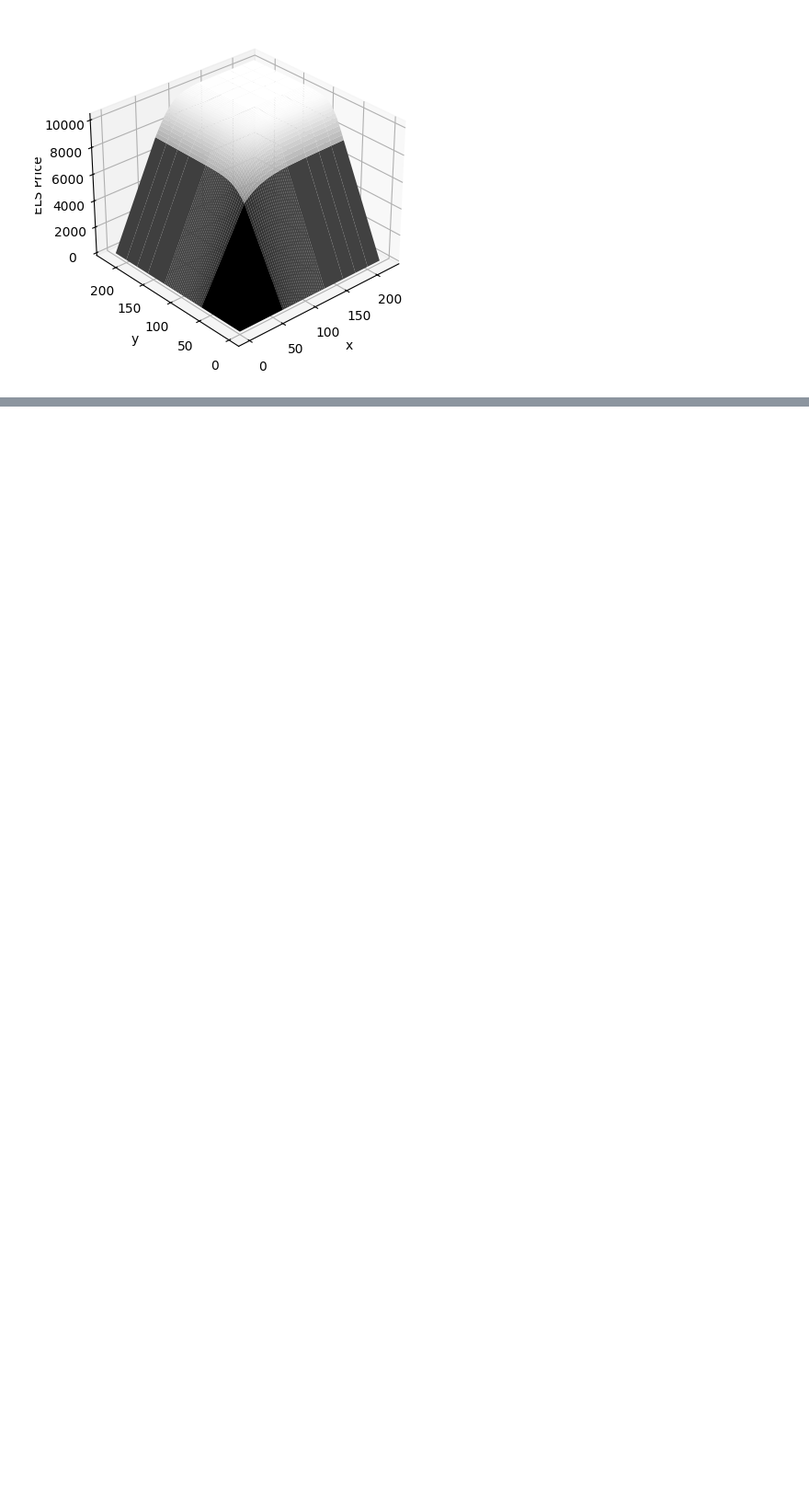
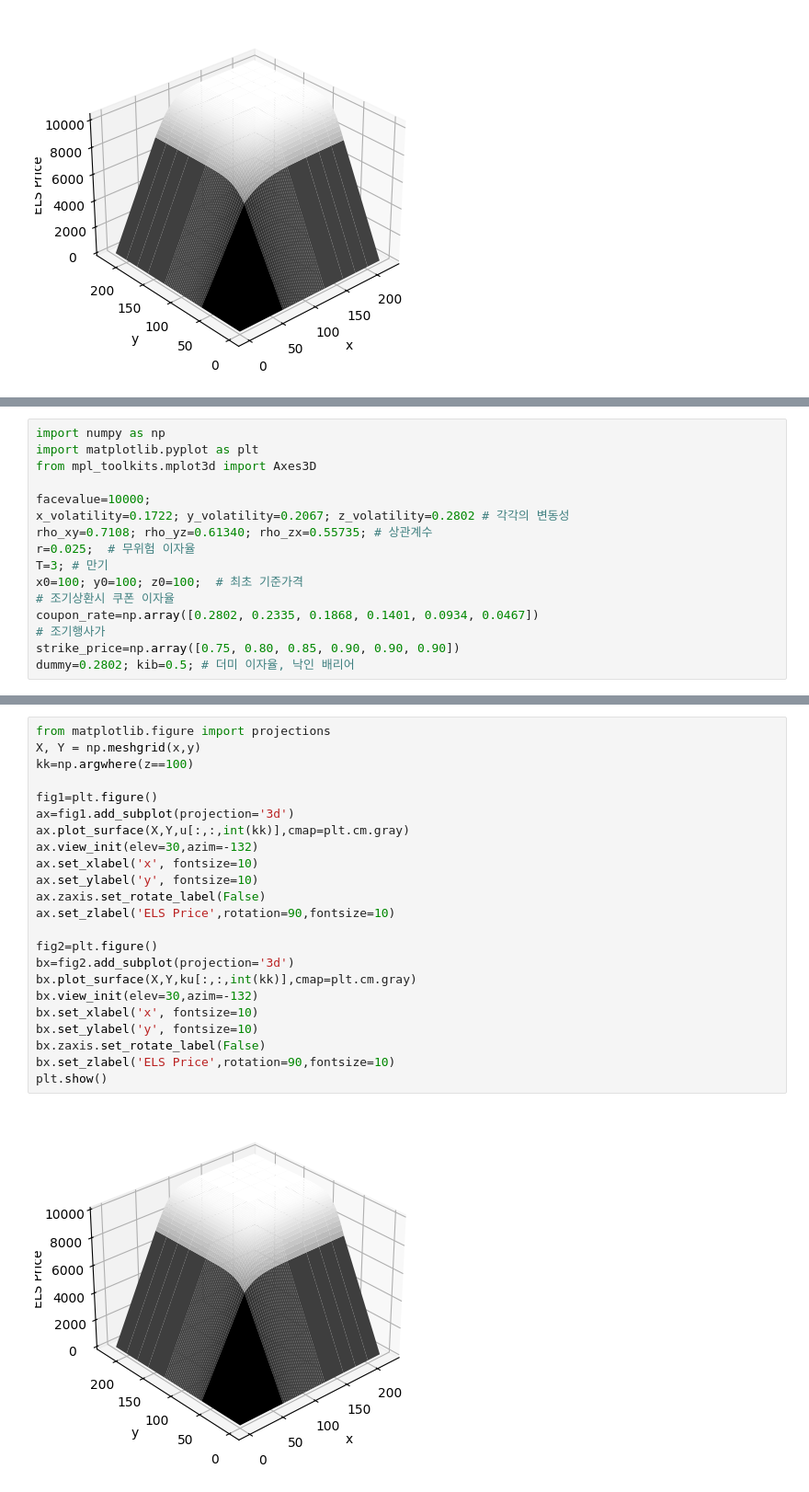
Before and after one commit to seunghee-lee/option, a Jupyter notebook: ELS_Finite_Difference_Method.ipynb, the cells around one changed output, grey strips where cells are left out. Shown at 92% size. Saved outputs shown, nothing was run; the diff lists cells and outputs as text; blank space fills up the shorter version.

```diff
--- a/ELS_Finite_Difference_Method.ipynb
+++ b/ELS_Finite_Difference_Method.ipynb
@@ -1010,0 +1013,16 @@ plt.show()
+# %%
+import numpy as np
+import matplotlib.pyplot as plt
+from mpl_toolkits.mplot3d import Axes3D
+
+facevalue=10000;
+x_volatility=0.1722; y_volatility=0.2067; z_volatility=0.2802 # 각각의 변동성
+rho_xy=0.7108; rho_yz=0.61340; rho_zx=0.55735; # 상관계수
+r=0.025;  # 무위험 이자율
+T=3; # 만기
+x0=100; y0=100; z0=100;  # 최초 기준가격
+# 조기상환시 쿠폰 이자율
+coupon_rate=np.array([0.2802, 0.2335, 0.1868, 0.1401, 0.0934, 0.0467])
+# 조기행사가
+strike_price=np.array([0.75, 0.80, 0.85, 0.90, 0.90, 0.90])
+dummy=0.2802; kib=0.5; # 더미 이자율, 낙인 배리어
@@ -1010,0 +1255,25 @@ plt.show()
+# %%
+from matplotlib.figure import projections
+X, Y = np.meshgrid(x,y)
+kk=np.argwhere(z==100)
+
+fig1=plt.figure()
+ax=fig1.add_subplot(projection='3d')
+ax.plot_surface(X,Y,u[:,:,int(kk)],cmap=plt.cm.gray)
+ax.view_init(elev=30,azim=-132)
+ax.set_xlabel('x', fontsize=10)
+ax.set_ylabel('y', fontsize=10)
+ax.zaxis.set_rotate_label(False)
+ax.set_zlabel('ELS Price',rotation=90,fontsize=10)
+
+fig2=plt.figure()
+bx=fig2.add_subplot(projection='3d')
+bx.plot_surface(X,Y,ku[:,:,int(kk)],cmap=plt.cm.gray)
+bx.view_init(elev=30,azim=-132)
+bx.set_xlabel('x', fontsize=10)
+bx.set_ylabel('y', fontsize=10)
+bx.zaxis.set_rotate_label(False)
+bx.set_zlabel('ELS Price',rotation=90,fontsize=10)
+plt.show()
+# %% [output]
+[figure, added]
```
Also changed, not shown: parts of 7 cells of this notebook.
